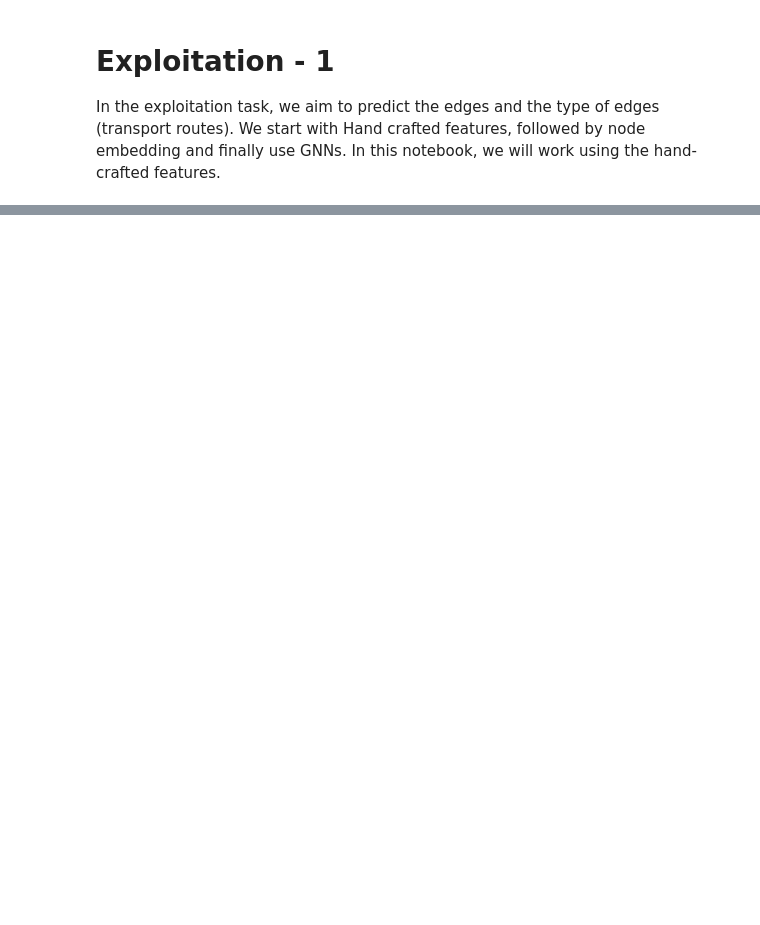
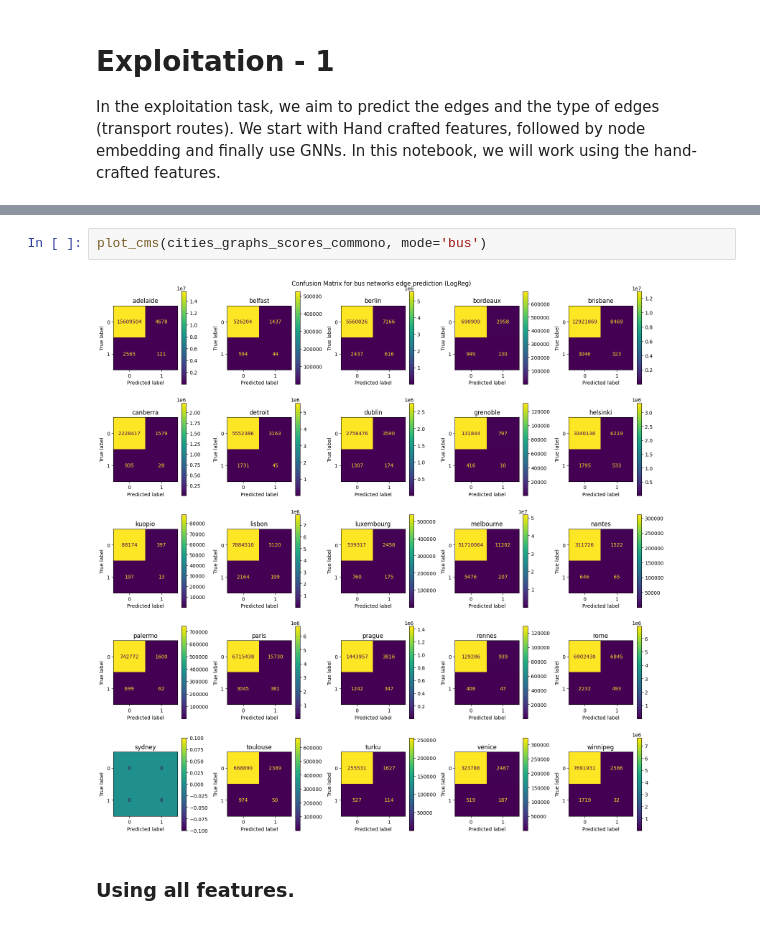
Before and after one commit to ravinitheshreddy/urban-transit-networks-analysis, a Jupyter notebook: notebooks/Exploitation/exploitation-handcraft.ipynb, the cells around one changed output, grey strips where cells are left out. Drawn from its saved outputs; the diff is of its cells as text; blank space fills up the shorter version.

```diff
--- a/notebooks/Exploitation/exploitation-handcraft.ipynb
+++ b/notebooks/Exploitation/exploitation-handcraft.ipynb
@@ -384,0 +400,6 @@ plt.legend(loc='upper left', bbox_to_anchor=(1, 1), ncol=3)
+# %%
+plot_cms(cities_graphs_scores_commono, mode='bus')
+# %% [output]
+[figure, added]
+# %% [markdown]
+### Using all features.
```
Also changed, not shown: parts of 36 cells of this notebook, 1 other file.
